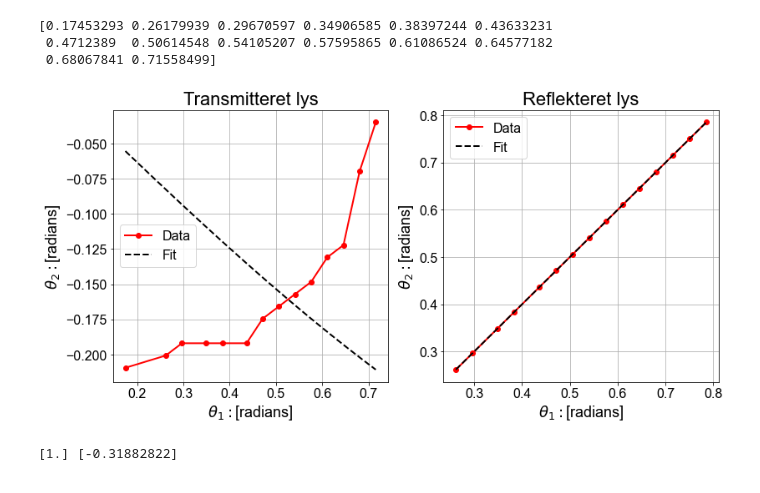
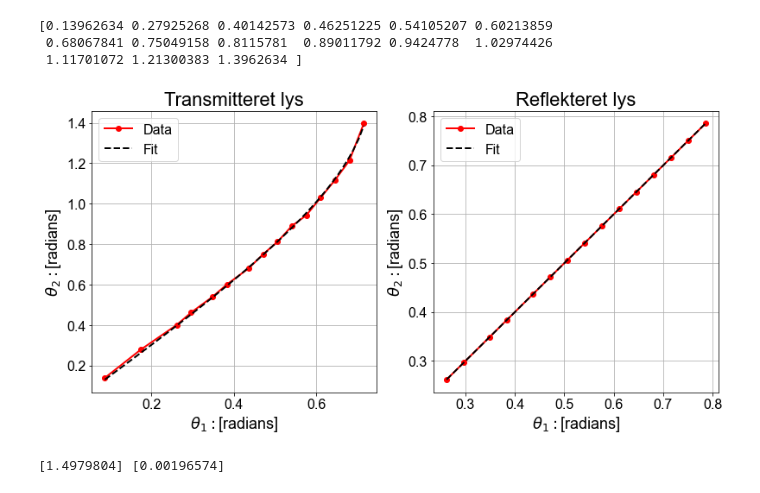
Before and after one commit to Neub28/Experimentel-Physics-2, a Jupyter notebook: Databehandling/Labdag 3/s-polariseret/Databehandling fra glas til luft - s.ipynb, the cells around one changed output. Drawn from its saved outputs; the diff is of its cells as text; code cells hidden in the pictures.

Commit message:
karsten

```diff
--- a/Databehandling/Labdag 3/s-polariseret/Databehandling fra glas til luft - s.ipynb
+++ b/Databehandling/Labdag 3/s-polariseret/Databehandling fra glas til luft - s.ipynb
@@ -13,15 +13,15 @@ plt.rc("ytick", labelsize=16, direction="out")
 plt.rc("axes", titlesize=22)
 plt.rc("legend", fontsize=16)
 # %%
-entries_list_sT = os.listdir(r"C:\Users\nicol\Experimentel Physics\Experimentel-Physics-2\Tredje labdag\Glas til luft\s\Datafiler\transmitteret")
-entries_list_sR = os.listdir(r"C:\Users\nicol\Experimentel Physics\Experimentel-Physics-2\Tredje labdag\Glas til luft\s\Datafiler\reflekteret")
+entries_list_sT = os.listdir(r"/Users/karsten/eksperimental/Experimentel-Physics-2/Tredje labdag/glas til luft/s/Datafiler/transmitteret")
+entries_list_sR = os.listdir(r"/Users/karsten/eksperimental/Experimentel-Physics-2/Tredje labdag/glas til luft/s/Datafiler/reflekteret")
 
 t1_90 = 90*np.pi/180
 
 def func(x, a):
     return a
 
-d = io.loadmat(r"C:\Users\nicol\Experimentel Physics\Experimentel-Physics-2\Tredje labdag\baggrund måling.mat")
+d = io.loadmat(r"/Users/karsten/eksperimental/Experimentel-Physics-2/Tredje labdag/baggrund måling.mat")
 d_offset = d.get("A")
 d_offset = np.reshape(d_offset, (len(d_offset)))
 
@@ -29,7 +29,7 @@ t = np.linspace(0, 50, len(d_offset))
 mean_Voff, pcovoff = curve_fit(func, t, d_offset, absolute_sigma=True)
 usOff = np.sqrt(np.diag(pcovoff))
 
-d = io.loadmat(r"C:\Users\nicol\Experimentel Physics\Experimentel-Physics-2\Tredje labdag\Glas til luft\s - 90 grader med krystal.mat")
+d = io.loadmat(r"/Users/karsten/eksperimental/Experimentel-Physics-2/Tredje labdag/glas til luft/s - 90 grader med krystal.mat")
 d90 = d.get("A")
 d90 = np.reshape(d90, (len(d90)))
 
@@ -58,7 +58,7 @@ def get_ts_Vs(t, entries):
         ts[i] = ts12
 
     for i, file in enumerate(entries):
-        dat = io.loadmat(f"C:/Users/nicol/Experimentel Physics/Experimentel-Physics-2/Tredje labdag/Glas til luft/s/Datafiler/{file_dest}/{file}")
+        dat = io.loadmat(f"/Users/karsten/eksperimental/Experimentel-Physics-2/Tredje labdag/glas til luft/s/Datafiler/{file_dest}/{file}")
         V = dat.get("A")
         V = np.reshape(V, (len(V)))
         xs = np.linspace(0, 50, len(V))
@@ -89,48 +109,47 @@ theta2T = np.zeros(len(ts_trans))
 theta1R = np.zeros(len(ts_ref))
 theta2R = np.zeros(len(ts_ref))
 
 i = 0
 for t1, t2 in ts_trans:
     theta1T[i] = t1
-    theta2T[i] = t2 - t1
+    theta2T[i] = t2 + t1
     i = i + 1
 
 i = 0
 for t1, t2 in ts_ref:
     theta1R[i] = t1
     theta2R[i] = t1
     i = i + 1
 
-theta1T1 = theta1T[0:len(theta1T)-3]
-theta2T1 = theta2T[0:len(theta2T)-3]
+theta1T1 = np.sort(theta1T)[0:len(theta1T) - 2]
+theta2T1 = np.sort(theta2T)[0:len(theta2T) - 2]
 
-print(theta1T1)
-axs[0].plot(np.sort(theta1T1), np.sort(theta2T1), 'o-', c='r', lw=2, label="Data")
-axs[1].plot(np.sort(theta1R), np.sort(theta2R), 'o-', c='r', lw=2, label="Data")
+axs[0].plot(theta1T1, theta2T1, 'o-', c='r', lw=2, label="Data")
+axs[1].plot(theta1R, theta2R, 'o-', c='r', lw=2, label="Data")
 
-nT, pcovT = curve_fit(snell, theta1T1, theta2T1, absolute_sigma=True)
+nT, pcovT = curve_fit(snell, theta1T1, theta2T1)
 nR, pcovR = curve_fit(snell, theta1R, theta2R, absolute_sigma=True)
 
 theta_T = np.linspace(min(theta1T1), max(theta1T1))
 theta_R = np.linspace(min(theta1R), max(theta1R))
 
 axs[0].plot(theta_T, snell(theta_T, nT), c='k', ls="--", label="Fit", lw=2)
 axs[1].plot(theta_R, snell(theta_R, nR), c='k', ls="--", label="Fit", lw=2)
 
 for ax in axs:
     ax.grid()
     ax.set_xlabel(r"$\theta_1: $[radians]")
     ax.set_ylabel(r"$\theta_2: $[radians]")
     ax.legend()
 # %% [output]
-[0.17453293 0.26179939 0.29670597 0.34906585 0.38397244 0.43633231
- 0.4712389  0.50614548 0.54105207 0.57595865 0.61086524 0.64577182
- 0.68067841 0.71558499]
+[0.13962634 0.27925268 0.40142573 0.46251225 0.54105207 0.60213859
+ 0.68067841 0.75049158 0.8115781  0.89011792 0.9424778  1.02974426
+ 1.11701072 1.21300383 1.3962634 ]
-[figure, old version]
+[figure, new version]
 # %%
-print(nR, nT)
+print(nT, np.sqrt(np.diag(pcovT)))
 # %% [output]
-[1.] [-0.31882822]
+[1.4979804] [0.00196574]
 # %%
 fig, axs = plt.subplots(1,2, figsize=(13,6))
 axs[1].set_title("Reflekteret lys")
```
Also changed, not shown: parts of 8 cells of this notebook, 11 other files.
